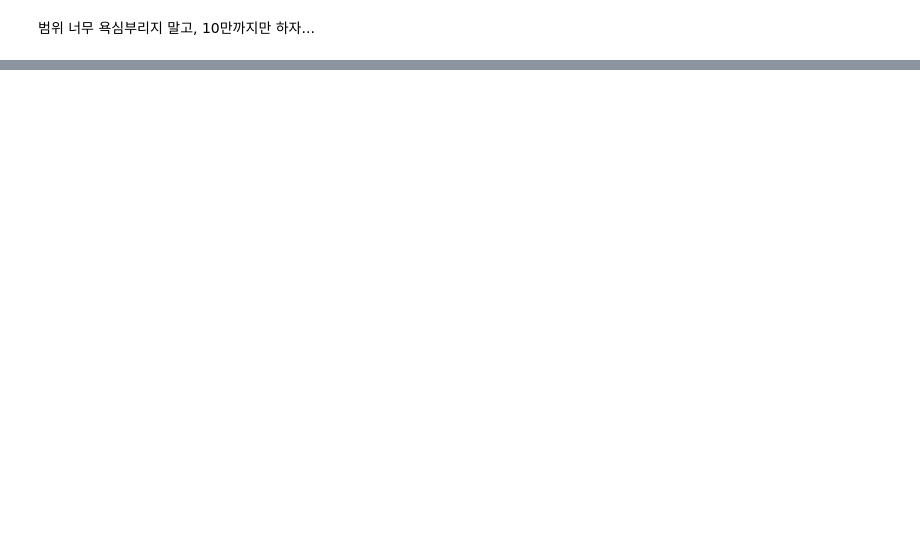
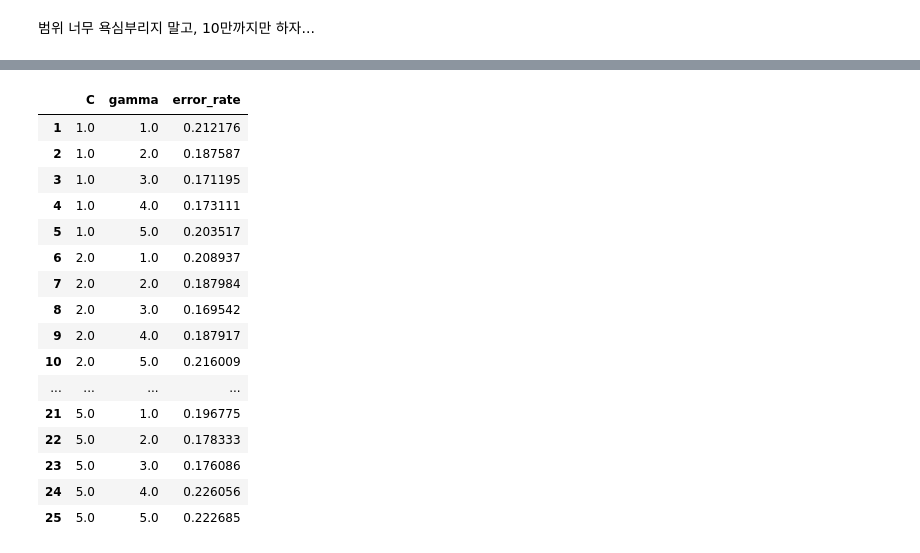
Before and after one commit to HollyRiver/ML2024, a Jupyter notebook: hw/기말 발표/SVM.ipynb, the cells around one changed output, grey strips where cells are left out. Cells and saved outputs as stored; diff of their text form; code cells hidden in the pictures; blank space fills up the shorter version.

```diff
--- a/hw/기말 발표/SVM.ipynb
+++ b/hw/기말 발표/SVM.ipynb
@@ -176,0 +268,20 @@ Fitting 2 folds for each of 49 candidates, totalling 98 fits
+# %%
+grid_df
+# %% [output]
+|  | C | gamma | error_rate |
+| 1 | 1.0 | 1.0 | 0.212176 |
+| 2 | 1.0 | 2.0 | 0.187587 |
+| 3 | 1.0 | 3.0 | 0.171195 |
+| 4 | 1.0 | 4.0 | 0.173111 |
+| 5 | 1.0 | 5.0 | 0.203517 |
+| 6 | 2.0 | 1.0 | 0.208937 |
+| 7 | 2.0 | 2.0 | 0.187984 |
+| 8 | 2.0 | 3.0 | 0.169542 |
+| 9 | 2.0 | 4.0 | 0.187917 |
+| 10 | 2.0 | 5.0 | 0.216009 |
+| ... | ... | ... | ... |
+| 21 | 5.0 | 1.0 | 0.196775 |
+| 22 | 5.0 | 2.0 | 0.178333 |
+| 23 | 5.0 | 3.0 | 0.176086 |
+| 24 | 5.0 | 4.0 | 0.226056 |
+| 25 | 5.0 | 5.0 | 0.222685 |
```
Also changed, not shown: parts of 18 cells of this notebook, 6 other files.
